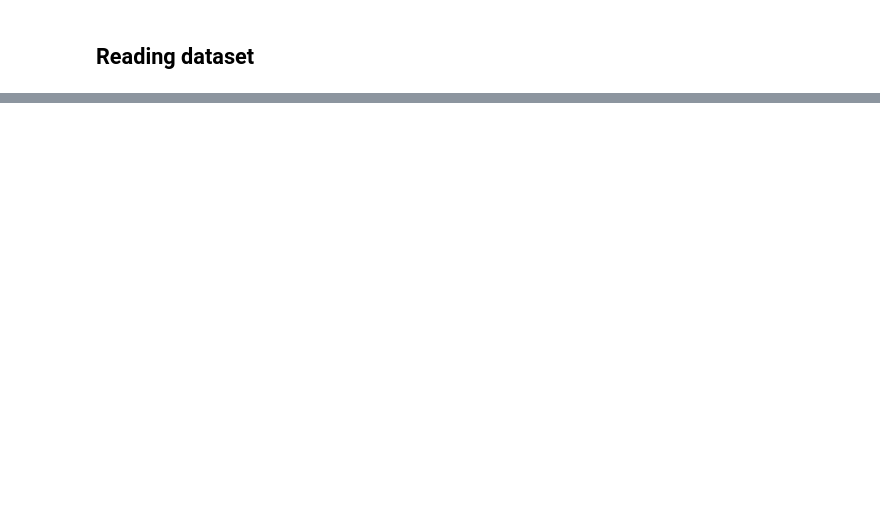
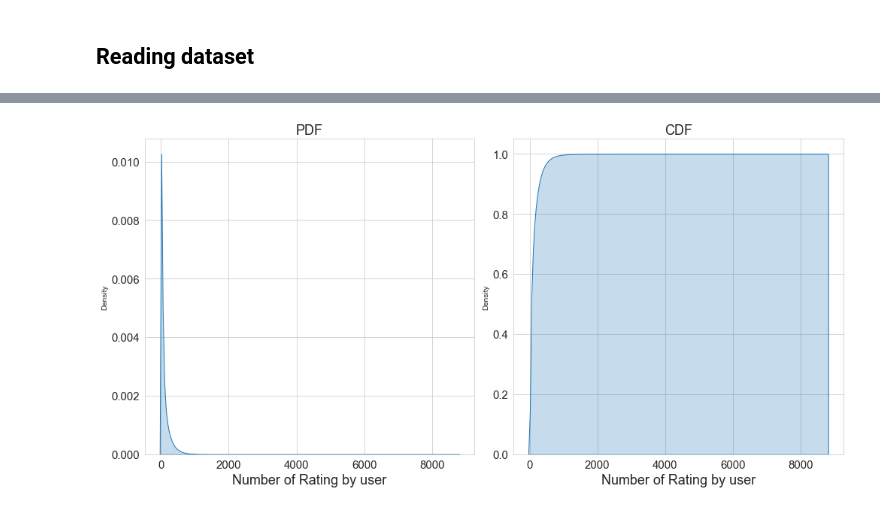
Before and after one commit to dikshantsharma12/Netflix-Movie-Recommendation, a Jupyter notebook: Netflix Movie Recommendation.ipynb, the cells around one changed output, grey strips where cells are left out. Cells and saved outputs as stored; diff of their text form; code cells hidden in the pictures; blank space fills up the shorter version.

```diff
--- a/Netflix Movie Recommendation.ipynb
+++ b/Netflix Movie Recommendation.ipynb
@@ -47,0 +201,18 @@ if not os.path.isfile("./Data/NetflixData.pkl"):
+# %%
+fig, axes=plt.subplots(nrows=1,ncols=2,figsize=(14,7))
+
+sns.kdeplot(moveis_rated_per_user.values,shade=True,ax=axes[0])
+axes[0].set_title("PDF",fontsize=18)
+axes[0].set_xlabel("Number of Rating by user",fontsize=18)
+axes[0].tick_params(labelsize=15)
+
+sns.kdeplot(moveis_rated_per_user.values,shade=True,cumulative=True,ax=axes[1])
+axes[1].set_title("CDF",fontsize=18)
+axes[1].set_xlabel("Number of Rating by user",fontsize=18)
+axes[1].tick_params(labelsize=15)
+
+fig.subplots_adjust(wspace=2)
+plt.tight_layout()
+plt.show()
+# %% [output]
+[figure, added]
```
Also changed, not shown: parts of 68 cells of this notebook.
